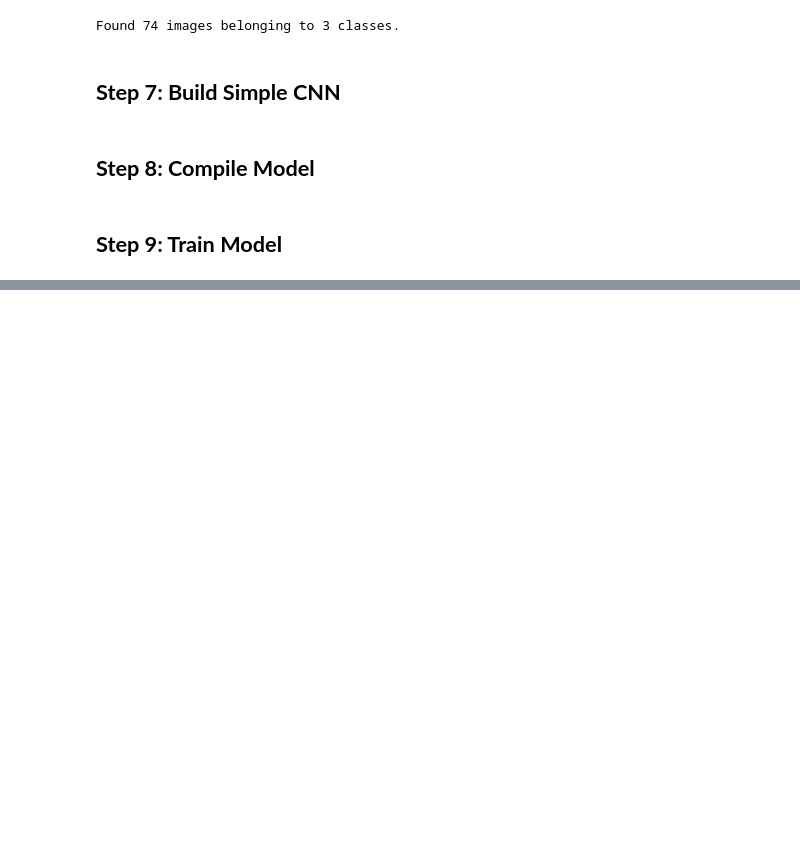
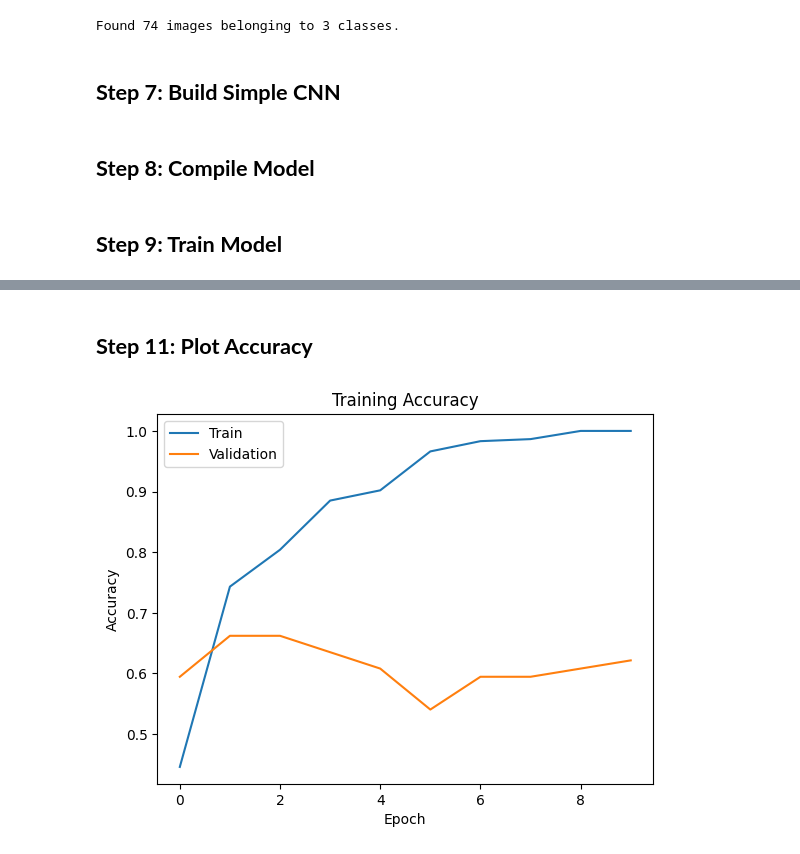
Before and after one commit to leonnmarcoo/CCDEPLRL_COM232_PROJECT, a Jupyter notebook: model.ipynb, the cells around one changed output, grey strips where cells are left out. Drawn from its saved outputs; the diff is of its cells as text; code cells hidden in the pictures; blank space fills up the shorter version.

```diff
--- a/model.ipynb
+++ b/model.ipynb
@@ -9,6 +7,8 @@ Drive already mounted at /content/drive; to attempt to forcibly remount, call dr
 # %% [markdown]
 ## **Step 2: Set Dataset Path**
 # %%
-dataset_path = "/content/drive/MyDrive/Uni Life/Junior/3rd Term/Deep Learning/Project/Dataset"
+# dataset_path = "/content/drive/MyDrive/Uni Life/Junior/3rd Term/Deep Learning/Project/Dataset"
+
+dataset_path = "/Users/leonmarco/Downloads/Dataset"
 # %% [markdown]
 ## **Step 3: Import Libraries**
@@ -92,0 +136,12 @@ Detected at node PyFunc defined at (most recent call last):
+# %% [markdown]
+## **Step 11: Plot Accuracy**
+# %%
+plt.plot(history.history['accuracy'])
+plt.plot(history.history['val_accuracy'])
+plt.title('Training Accuracy')
+plt.xlabel('Epoch')
+plt.ylabel('Accuracy')
+plt.legend(['Train', 'Validation'])
+plt.show()
+# %% [output]
+[figure, added]
```
Also changed, not shown: parts of 7 cells of this notebook.
